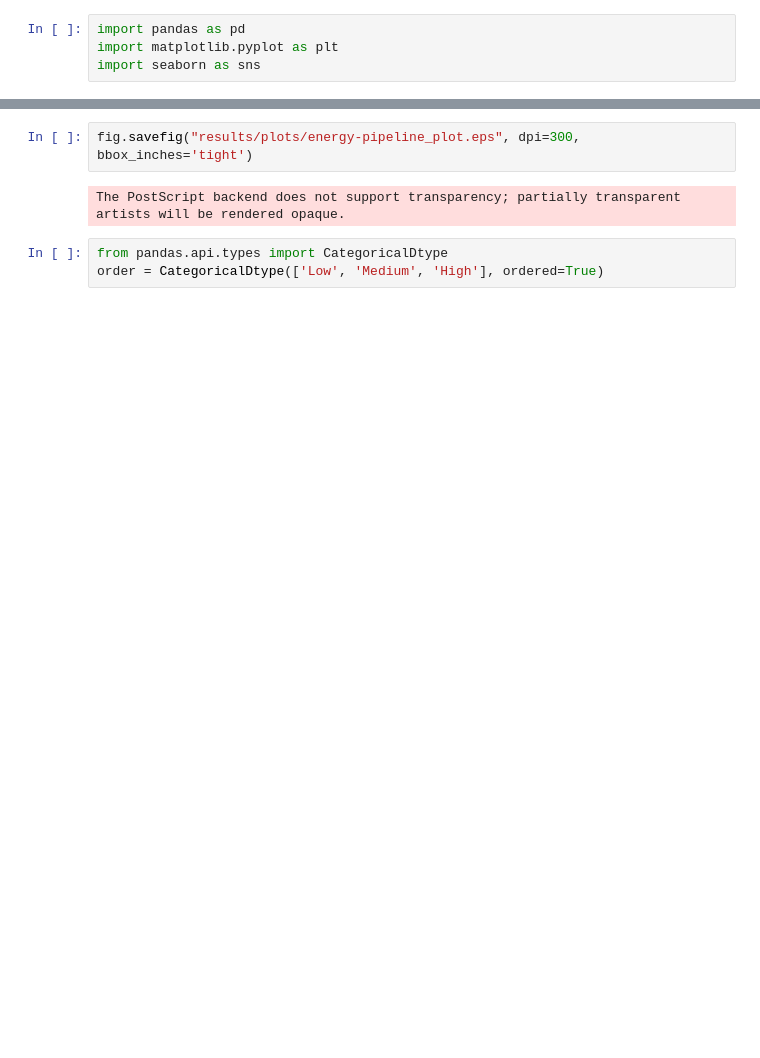
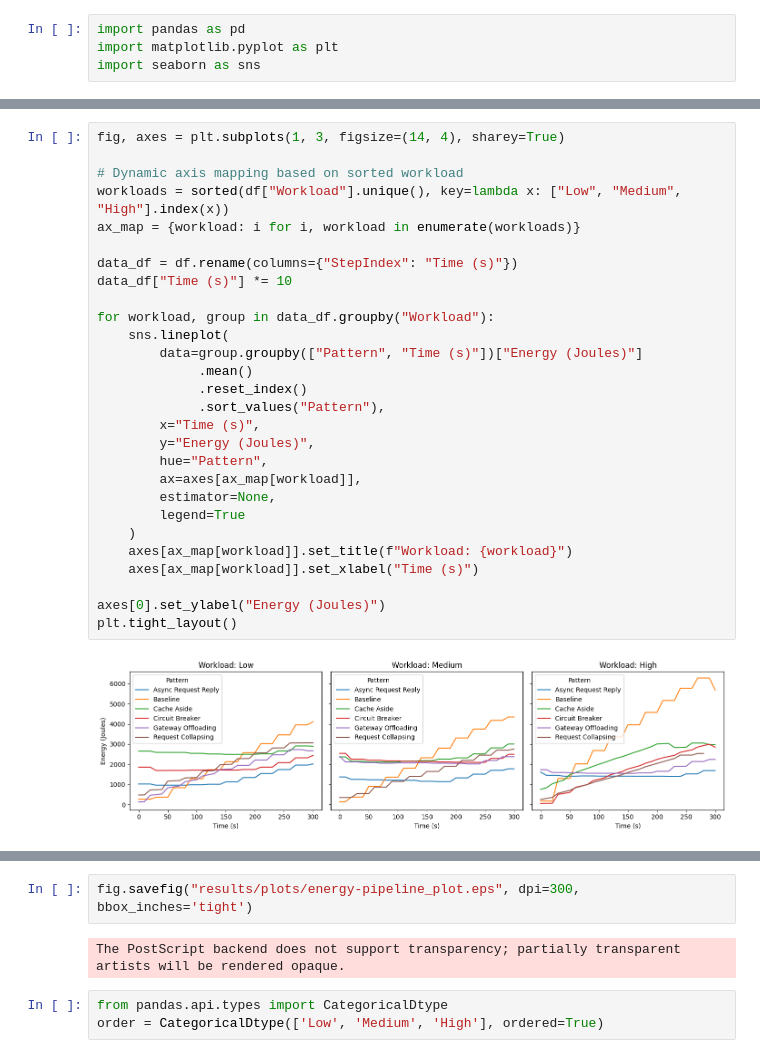
Before and after one commit to Sepide-Masoudi/SnapPattern, a Jupyter notebook: Python/main.ipynb, the cells around one changed output, grey strips where cells are left out. Saved outputs shown, nothing was run; the diff lists cells and outputs as text; blank space fills up the shorter version.

```diff
--- a/Python/main.ipynb
+++ b/Python/main.ipynb
@@ -44,0 +45,30 @@ for workload, group in data_df.groupby("Workload"):
+# %%
+fig, axes = plt.subplots(1, 3, figsize=(14, 4), sharey=True)
+
+# Dynamic axis mapping based on sorted workload
+workloads = sorted(df["Workload"].unique(), key=lambda x: ["Low", "Medium", "High"].index(x))
+ax_map = {workload: i for i, workload in enumerate(workloads)}
+
+data_df = df.rename(columns={"StepIndex": "Time (s)"})
+data_df["Time (s)"] *= 10
+
+for workload, group in data_df.groupby("Workload"):
+    sns.lineplot(
+        data=group.groupby(["Pattern", "Time (s)"])["Energy (Joules)"]
+             .mean()
+             .reset_index()
+             .sort_values("Pattern"),
+        x="Time (s)",
+        y="Energy (Joules)",
+        hue="Pattern",
+        ax=axes[ax_map[workload]],
+        estimator=None,
+        legend=True
+    )
+    axes[ax_map[workload]].set_title(f"Workload: {workload}")
+    axes[ax_map[workload]].set_xlabel("Time (s)")
+
+axes[0].set_ylabel("Energy (Joules)")
+plt.tight_layout()
+# %% [output]
+[figure, added]
```
Also changed, not shown: parts of 7 cells of this notebook, 4 other files.
